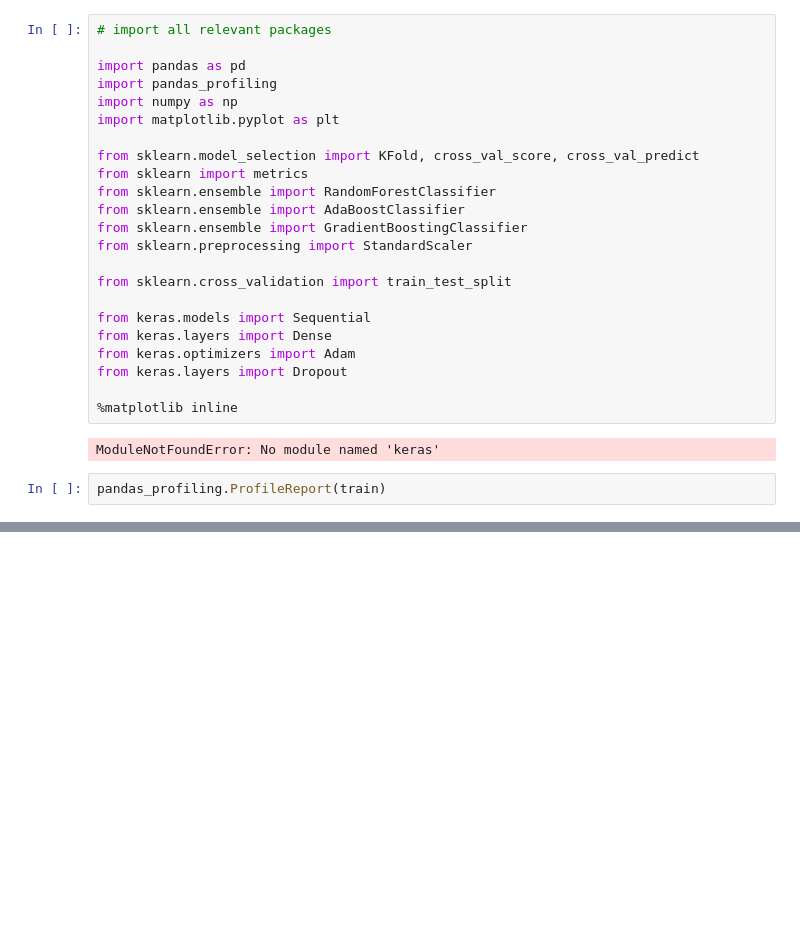
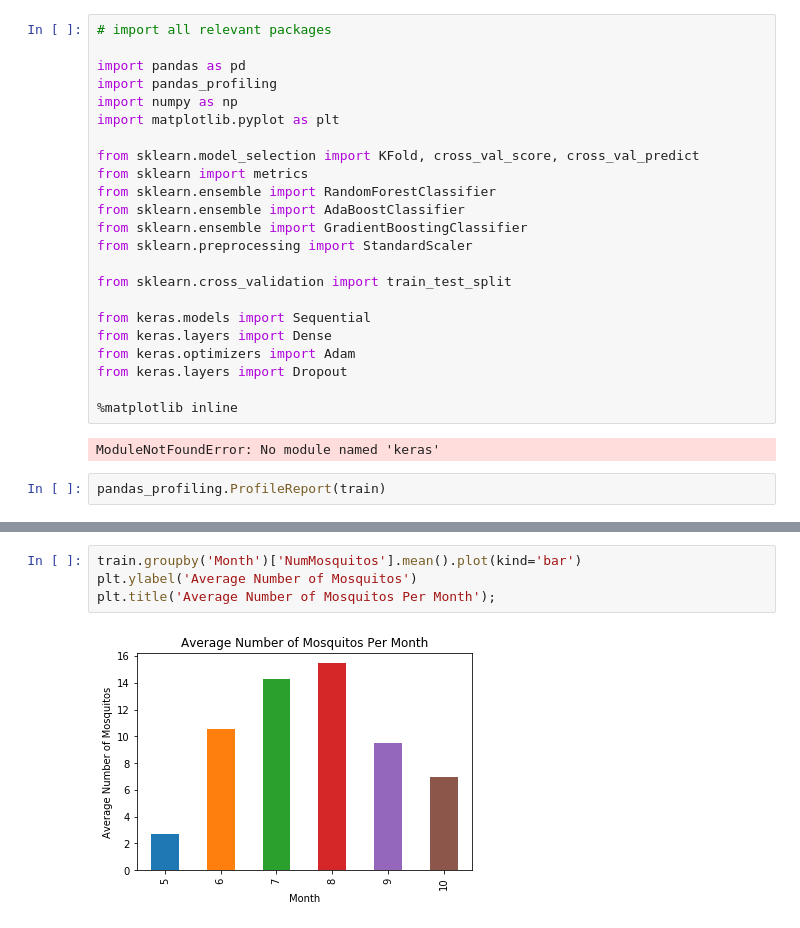
Before and after one commit to leticiabeeck/predict_west_nile_virus, a Jupyter notebook: 01.Merged_new_team_EDA.ipynb, the cells around one changed output, grey strips where cells are left out. Saved outputs shown, nothing was run; the diff lists cells and outputs as text; blank space fills up the shorter version.

```diff
--- a/01.Merged_new_team_EDA.ipynb
+++ b/01.Merged_new_team_EDA.ipynb
@@ -906,0 +915,6 @@ pandas_profiling.ProfileReport(train)
+# %%
+train.groupby('Month')['NumMosquitos'].mean().plot(kind='bar')
+plt.ylabel('Average Number of Mosquitos')
+plt.title('Average Number of Mosquitos Per Month');
+# %% [output]
+[figure, added]
```
Also changed, not shown: parts of 3 cells of this notebook, 1 other file.
